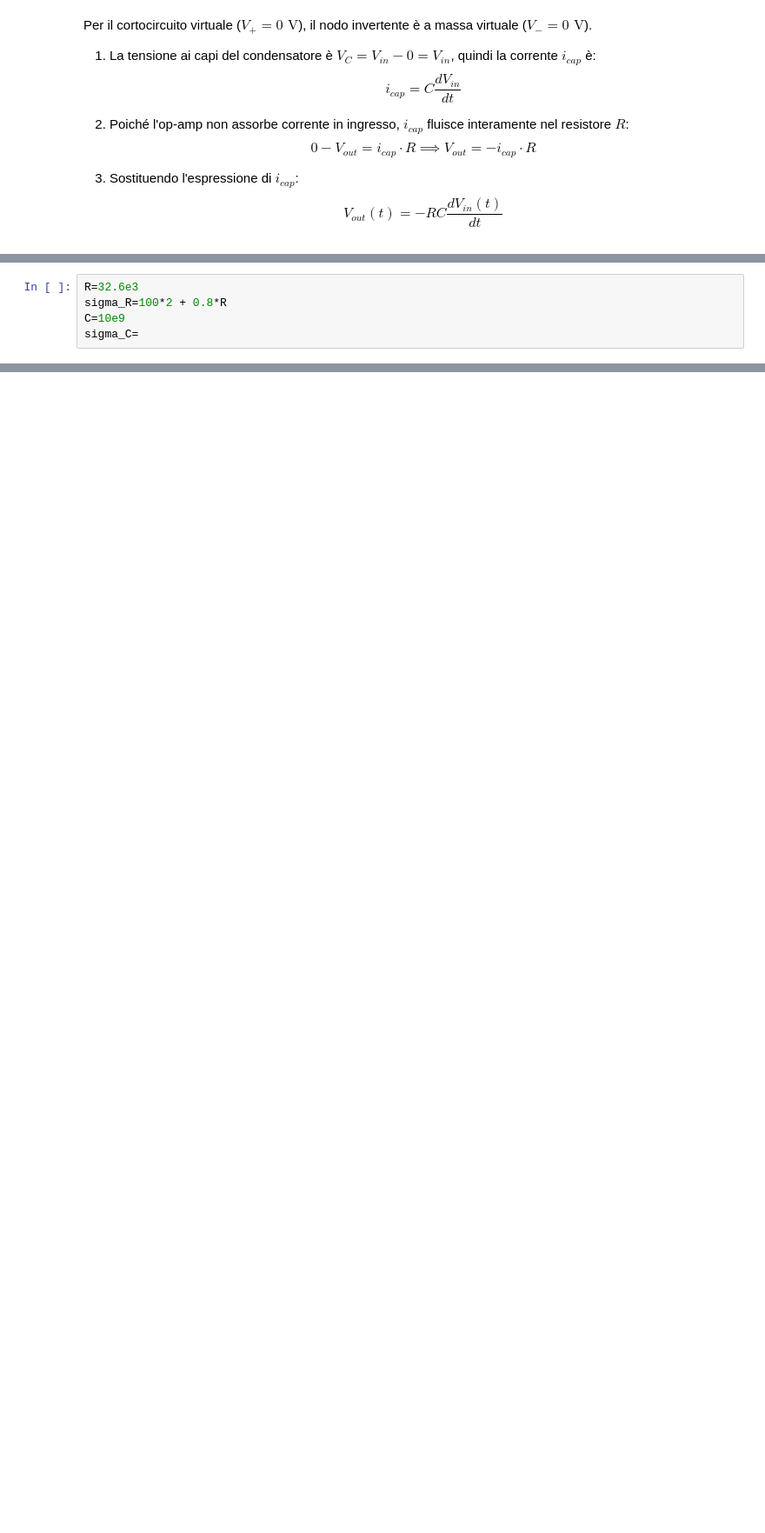
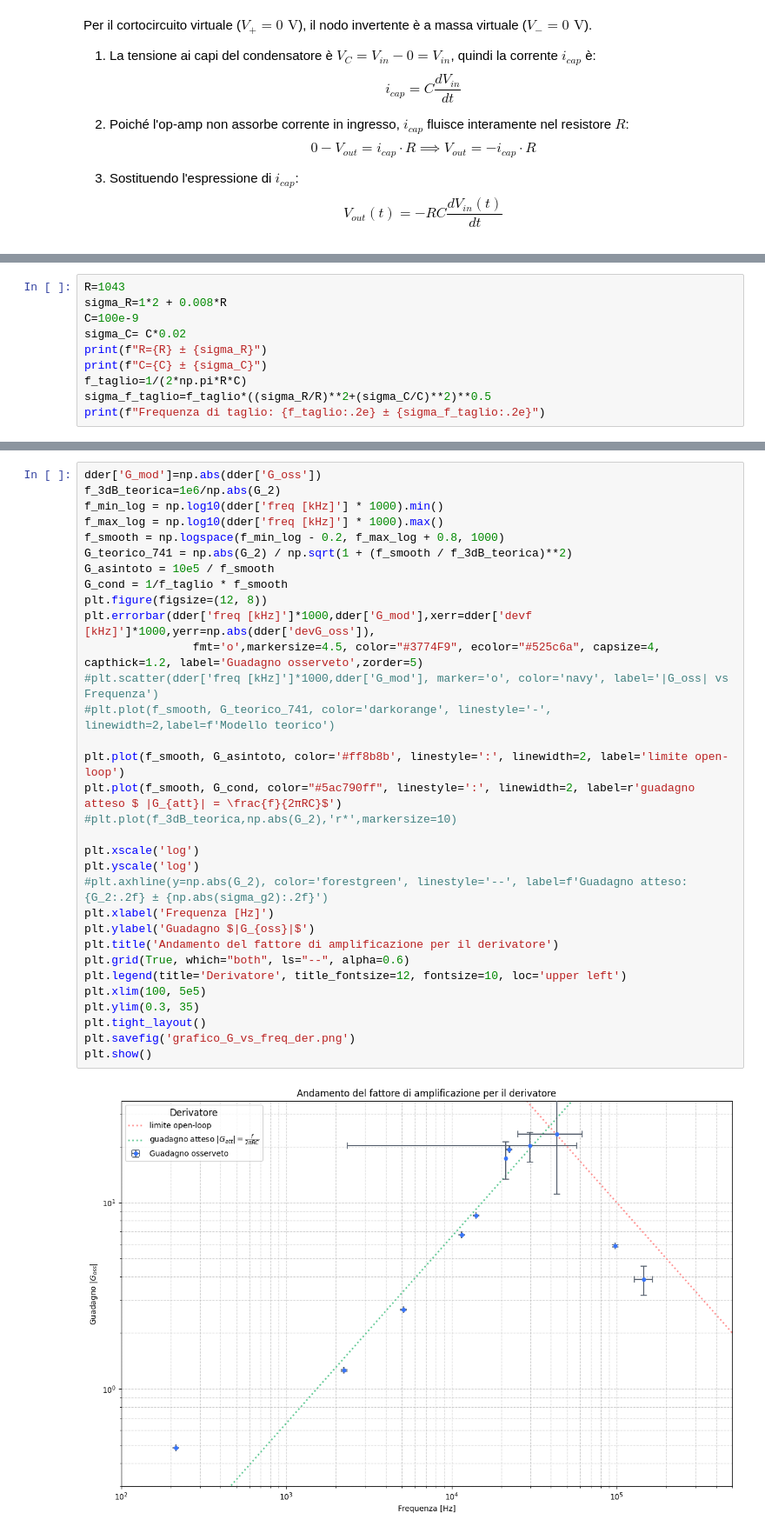
Before and after one commit to marcometeo4p/lab_3, a Jupyter notebook: esp_1/rel.ipynb, the cells around one changed output, grey strips where cells are left out. Shown at 87% size. Drawn from its saved outputs; the diff is of its cells as text; blank space fills up the shorter version.

```diff
--- a/esp_1/rel.ipynb
+++ b/esp_1/rel.ipynb
@@ -744,5 +429,10 @@ Per il cortocircuito virtuale ($V_+ = 0\text{ V}$), il nodo invertente è a mass
 # %%
-R=32.6e3
-sigma_R=100*2 + 0.8*R
-C=10e9
-sigma_C=
+R=1043
+sigma_R=1*2 + 0.008*R
+C=100e-9
+sigma_C= C*0.02
+print(f"R={R} ± {sigma_R}")
+print(f"C={C} ± {sigma_C}")
+f_taglio=1/(2*np.pi*R*C)
+sigma_f_taglio=f_taglio*((sigma_R/R)**2+(sigma_C/C)**2)**0.5
+print(f"Frequenza di taglio: {f_taglio:.2e} ± {sigma_f_taglio:.2e}")
@@ -750,0 +494,34 @@ R=32.6e3
+# %%
+dder['G_mod']=np.abs(dder['G_oss'])
+f_3dB_teorica=1e6/np.abs(G_2)
+f_min_log = np.log10(dder['freq [kHz]'] * 1000).min()
+f_max_log = np.log10(dder['freq [kHz]'] * 1000).max()
+f_smooth = np.logspace(f_min_log - 0.2, f_max_log + 0.8, 1000)
+G_teorico_741 = np.abs(G_2) / np.sqrt(1 + (f_smooth / f_3dB_teorica)**2)
+G_asintoto = 10e5 / f_smooth
+G_cond = 1/f_taglio * f_smooth
+plt.figure(figsize=(12, 8))
+plt.errorbar(dder['freq [kHz]']*1000,dder['G_mod'],xerr=dder['devf [kHz]']*1000,yerr=np.abs(dder['devG_oss']),
+                fmt='o',markersize=4.5, color="#3774F9", ecolor="#525c6a", capsize=4, capthick=1.2, label='Guadagno osserveto',zorder=5)
+#plt.scatter(dder['freq [kHz]']*1000,dder['G_mod'], marker='o', color='navy', label='|G_oss| vs Frequenza')
+#plt.plot(f_smooth, G_teorico_741, color='darkorange', linestyle='-', linewidth=2,label=f'Modello teorico')
+
+plt.plot(f_smooth, G_asintoto, color='#ff8b8b', linestyle=':', linewidth=2, label='limite open-loop')
+plt.plot(f_smooth, G_cond, color="#5ac790ff", linestyle=':', linewidth=2, label=r'guadagno atteso $ |G_{att}| = \frac{f}{2πRC}$')
+#plt.plot(f_3dB_teorica,np.abs(G_2),'r*',markersize=10)
+
+plt.xscale('log')
+plt.yscale('log')
+#plt.axhline(y=np.abs(G_2), color='forestgreen', linestyle='--', label=f'Guadagno atteso: {G_2:.2f} ± {np.abs(sigma_g2):.2f}')
+plt.xlabel('Frequenza [Hz]')
+plt.ylabel('Guadagno $|G_{oss}|$')
+plt.title('Andamento del fattore di amplificazione per il derivatore')
+plt.grid(True, which="both", ls="--", alpha=0.6)
+plt.legend(title='Derivatore', title_fontsize=12, fontsize=10, loc='upper left')
+plt.xlim(100, 5e5)
+plt.ylim(0.3, 35)
+plt.tight_layout()
+plt.savefig('grafico_G_vs_freq_der.png')
+plt.show()
+# %% [output]
+[figure, added]
```
Also changed, not shown: parts of 31 cells of this notebook, 19 other files.
